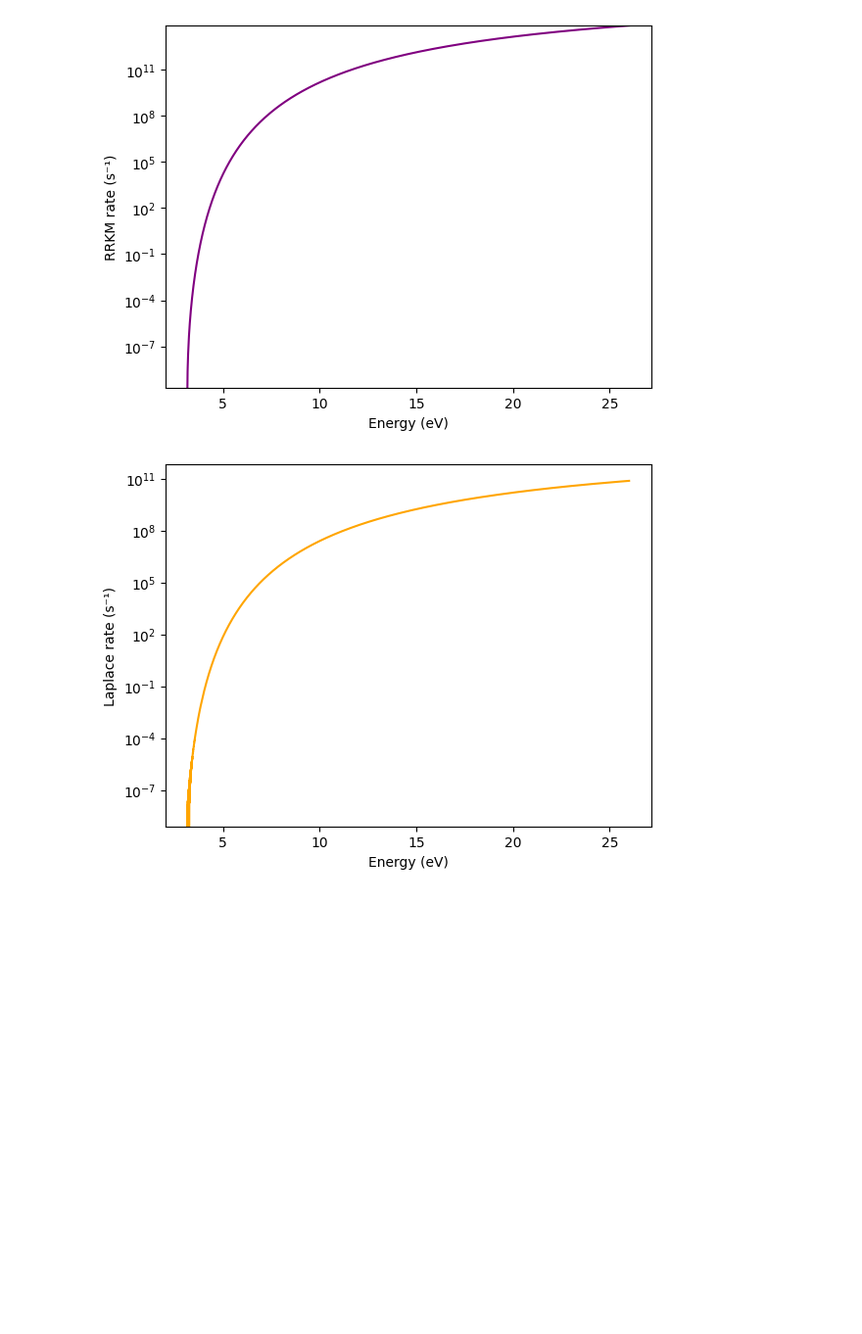
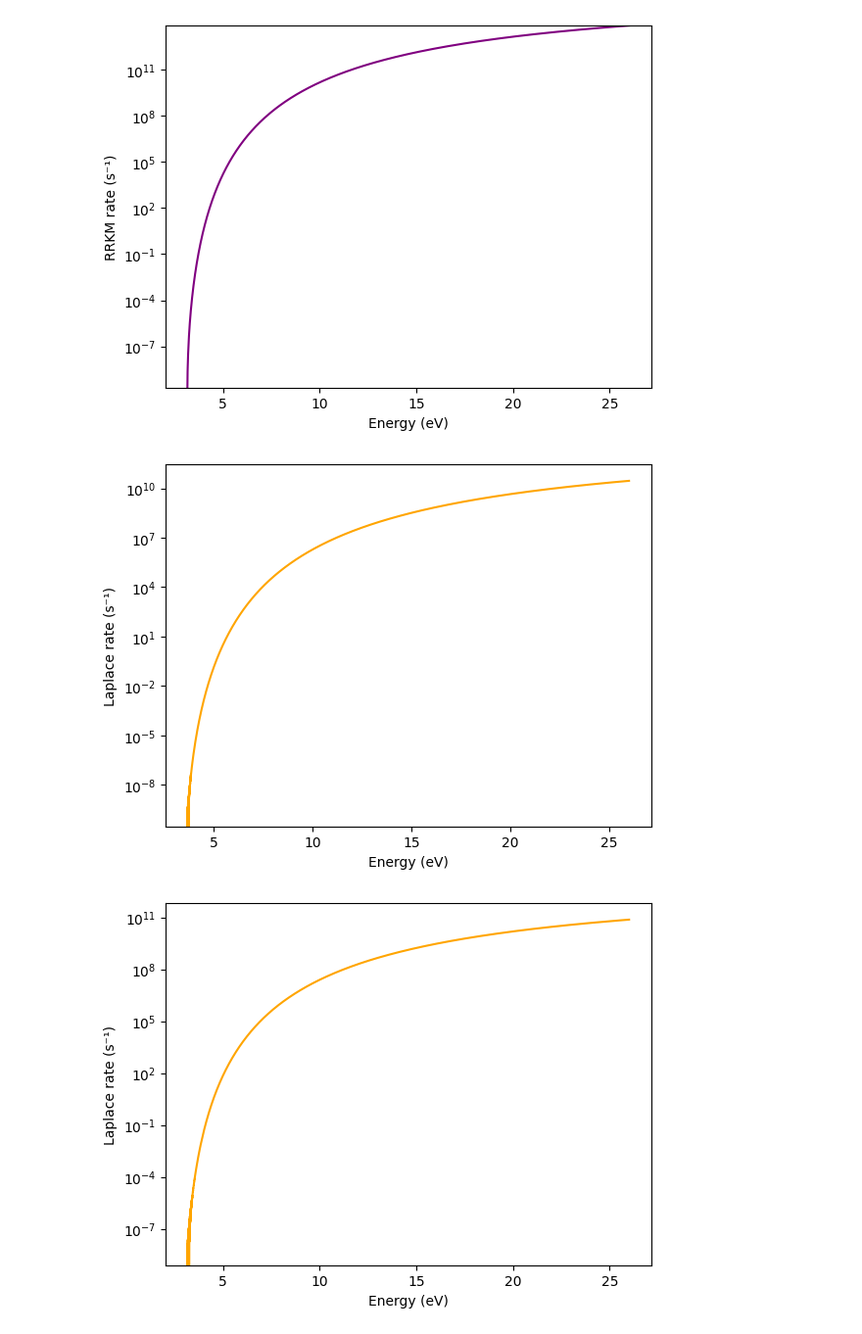
Before and after one commit to mustafa9812/Project-Cynap, a Jupyter notebook: scripts/calculations.ipynb, the cells around one changed output. Shown at 98% size. Cells and saved outputs as stored; diff of their text form; code cells hidden in the pictures; blank space fills up the shorter version.

```diff
--- a/scripts/calculations.ipynb
+++ b/scripts/calculations.ipynb
@@ -323,6 +324,63 @@ plt.ylim(min(C_k_RRKM_list), max(C_k_RRKM_list))
 plt.savefig(r'C:\Users\Mustafa\Documents\GitHub\Project-Cynap\plots\C_RRKM.png')
 # %% [output]
 [figure]
+# %%
+# INVERSE LAPLACE DISSOCIATON RATE
+
+# DOS DATA
+df = pd.read_csv(
+    r'C:\Users\Mustafa\Documents\GitHub\Project-Cynap\Cynapfolder\Database\Densum_input_1cyano\Models\1-cyanonaphthalene\vibs\densum.out',
+    skiprows=115,
+    sep='\s+',
+    names=["No.", "E-Emin", "Density", "Sum"])
+
+# CONSTANTS & PARAMETERS
+T_eff = 1000
+h = 6.62607015e-34
+k_B = 1.380649e-23
+E0_cm = 29520
+cm_to_eV = 1.239841984e-4
+cm_grain = 10
+
+# LISTS
+N_k_Laplace_list = []
+filtered_energies_list = []
+energies_list = df["E-Emin"]
+density_of_states_list1 = df["Density"].tolist()
+density_of_states_list2 = df["Density"].tolist()
+
+# FUNCTIONS
+def pre_exponential_factor_1000K(T_eff):
+    A_diss_1000K = k_B * T_eff / h
+    return A_diss_1000K
+
+def Laplace_dissociation_rate(A_diss_1000K, DOS_E_Ea, DOS_E):
+    k_diss_laplace = (A_diss_1000K * DOS_E_Ea) / DOS_E
+    return k_diss_laplace
+
+# CALCULATIONS
+for energy, unchanged_DOS in zip(energies_list, density_of_states_list2):
+    if energy <= E0_cm:
+        continue
+
+    E_available = energy - E0_cm
+    index = int(E_available / cm_grain)
+
+    changed_DOS = density_of_states_list1[index]
+    k = Laplace_dissociation_rate(A_diss_1000K=(pre_exponential_factor_1000K(T_eff)), DOS_E_Ea=changed_DOS, DOS_E=unchanged_DOS)
+    N_k_Laplace_list.append(k)
+    filtered_energies_list.append(energy)
+
+N_LP_filtered_energies_list_eV = [e * cm_to_eV for e in filtered_energies_list]
+
+# OPTIONAL PLOTTING
+plt.plot(N_LP_filtered_energies_list_eV, N_k_Laplace_list, color='orange')
+plt.xlabel('Energy (eV)')
+plt.ylabel('Laplace rate (s⁻¹)')
+plt.yscale('log')
+plt.savefig(r'C:\Users\Mustafa\Documents\GitHub\Project-Cynap\plots\N_LP.png')
+# %% [output]
+[figure, added]
 # %%
 # INVERSE LAPLACE DISSOCIATON RATE
 
```
Also changed, not shown: parts of 8 cells of this notebook, 5 other files.
